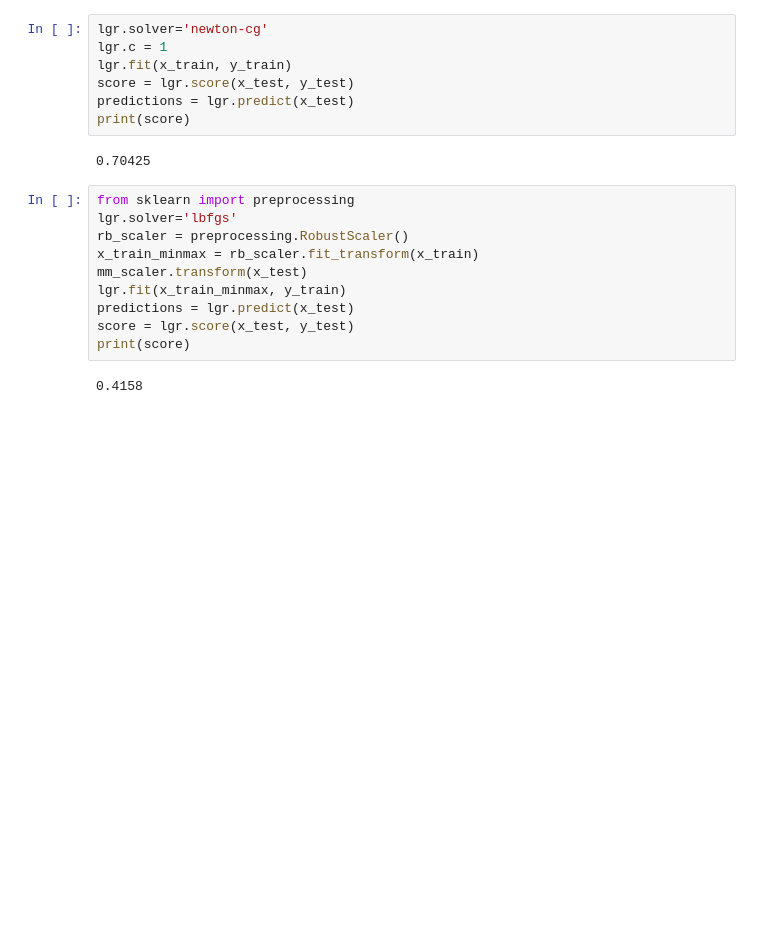
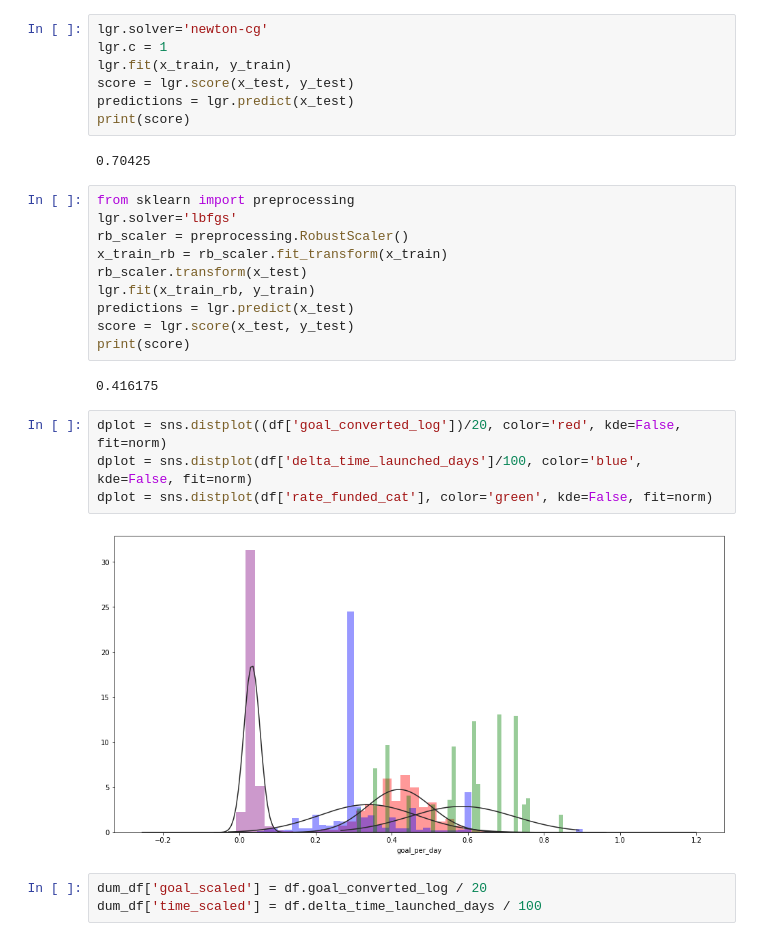
Before and after one commit to stdcout42/palm-tree, a Jupyter notebook: Kickstarter.ipynb, the cells around one changed output. Drawn from its saved outputs; the diff is of its cells as text; blank space fills up the shorter version.

Commit message:
Scaled goal and  time

```diff
--- a/Kickstarter.ipynb
+++ b/Kickstarter.ipynb
@@ -278,11 +279,20 @@ print(score)
 from sklearn import preprocessing
 lgr.solver='lbfgs'
 rb_scaler = preprocessing.RobustScaler()
-x_train_minmax = rb_scaler.fit_transform(x_train)
-mm_scaler.transform(x_test)
-lgr.fit(x_train_minmax, y_train)
+x_train_rb = rb_scaler.fit_transform(x_train)
+rb_scaler.transform(x_test)
+lgr.fit(x_train_rb, y_train)
 predictions = lgr.predict(x_test)
 score = lgr.score(x_test, y_test)
 print(score)
 # %% [output]
-0.4158
+0.416175
+# %%
+dplot = sns.distplot((df['goal_converted_log'])/20, color='red', kde=False, fit=norm)
+dplot = sns.distplot(df['delta_time_launched_days']/100, color='blue', kde=False, fit=norm)
+dplot = sns.distplot(df['rate_funded_cat'], color='green', kde=False, fit=norm)
+# %% [output]
+[figure, added]
+# %%
+dum_df['goal_scaled'] = df.goal_converted_log / 20
+dum_df['time_scaled'] = df.delta_time_launched_days / 100
```
Also changed, not shown: parts of 2 cells of this notebook.
